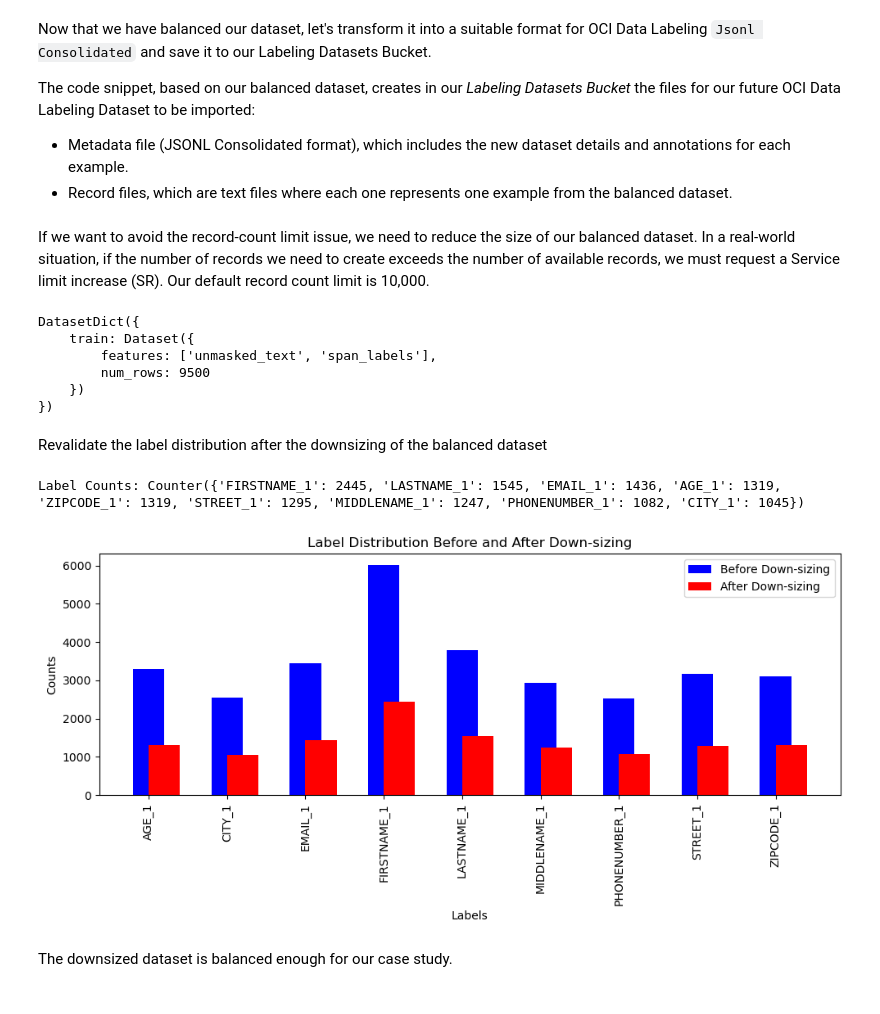
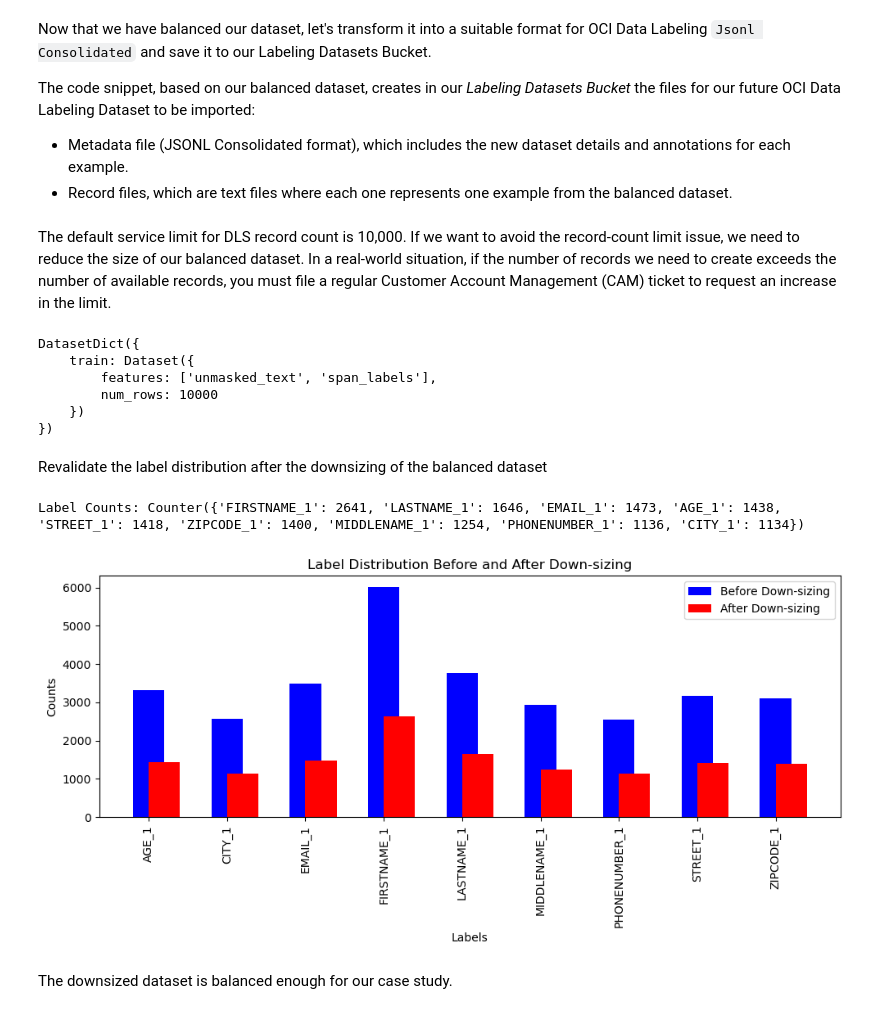
Before and after one commit to john-doe-typica-ai/nlp-on-oci, a Jupyter notebook: chapt-5/prepare_dataset.ipynb, the cells around one changed output. Saved outputs shown, nothing was run; the diff lists cells and outputs as text; code cells hidden in the pictures.

Commit message:
add v2 dataset

```diff
--- a/chapt-5/prepare_dataset.ipynb
+++ b/chapt-5/prepare_dataset.ipynb
@@ -305,33 +304,33 @@ The code snippet, based on our balanced dataset, creates in our *Labeling Datase
 - Metadata file (JSONL Consolidated format), which includes the new dataset details and annotations for each example.
 - Record files, which are text files where each one represents one example from the balanced dataset.
 # %% [markdown]
-If we want to avoid the record-count limit issue, we need to reduce the size of our balanced dataset. In a real-world situation, if the number of records we need to create exceeds the number of available records, we must request a Service limit increase (SR). Our default record count limit is 10,000.
+The default service limit for DLS record count is 10,000. If we want to avoid the record-count limit issue, we need to reduce the size of our balanced dataset. In a real-world situation, if the number of records we need to create exceeds the number of available records, you must file a regular Customer Account Management (CAM) ticket to request an increase in the limit.
 # %%
-small_balanced_dataset = balanced_dataset["train"].select(range(0,9500))
-small_balanced_dataset = DatasetDict({
-    'train': small_balanced_dataset
+pii_fr_dataset_v1 = balanced_dataset["train"].select(range(0,10000))
+pii_fr_dataset_v1 = DatasetDict({
+    'train': pii_fr_dataset_v1
   })
-small_balanced_dataset
+pii_fr_dataset_v1
 # %% [output]
 DatasetDict({
     train: Dataset({
         features: ['unmasked_text', 'span_labels'],
-        num_rows: 9500
+        num_rows: 10000
     })
 })
 # %% [markdown]
 Revalidate the label distribution after the downsizing of the balanced dataset
 # %%
 # Recalculate the new label counts
-small_ds_label_counts = count_labels(small_balanced_dataset)
-print("Label Counts:", small_ds_label_counts)
+pii_fr_dataset_v1_label_counts = count_labels(pii_fr_dataset_v1)
+print("Label Counts:", pii_fr_dataset_v1_label_counts)
 # %% [output]
-Label Counts: Counter({'FIRSTNAME_1': 2445, 'LASTNAME_1': 1545, 'EMAIL_1': 1436, 'AGE_1': 1319, 'ZIPCODE_1': 1319, 'STREET_1': 1295, 'MIDDLENAME_1': 1247, 'PHONENUMBER_1': 1082, 'CITY_1': 1045})
+Label Counts: Counter({'FIRSTNAME_1': 2641, 'LASTNAME_1': 1646, 'EMAIL_1': 1473, 'AGE_1': 1438, 'STREET_1': 1418, 'ZIPCODE_1': 1400, 'MIDDLENAME_1': 1254, 'PHONENUMBER_1': 1136, 'CITY_1': 1134})
 # %%
-# Plot the balanced label count vs blanced and downsized label counts
-plot_distributions(new_label_counts, small_ds_label_counts, "Down-sizing")
+# Plot the balanced label count vs. downsized label counts
+plot_distributions(new_label_counts, pii_fr_dataset_v1_label_counts, "Down-sizing")
 # %% [output]
-[figure, old version]
+[figure, new version]
 # %% [markdown]
 The downsized dataset is balanced enough for our case study.
 # %% [markdown]
```
Also changed, not shown: parts of 6 cells of this notebook, 2 other files.
